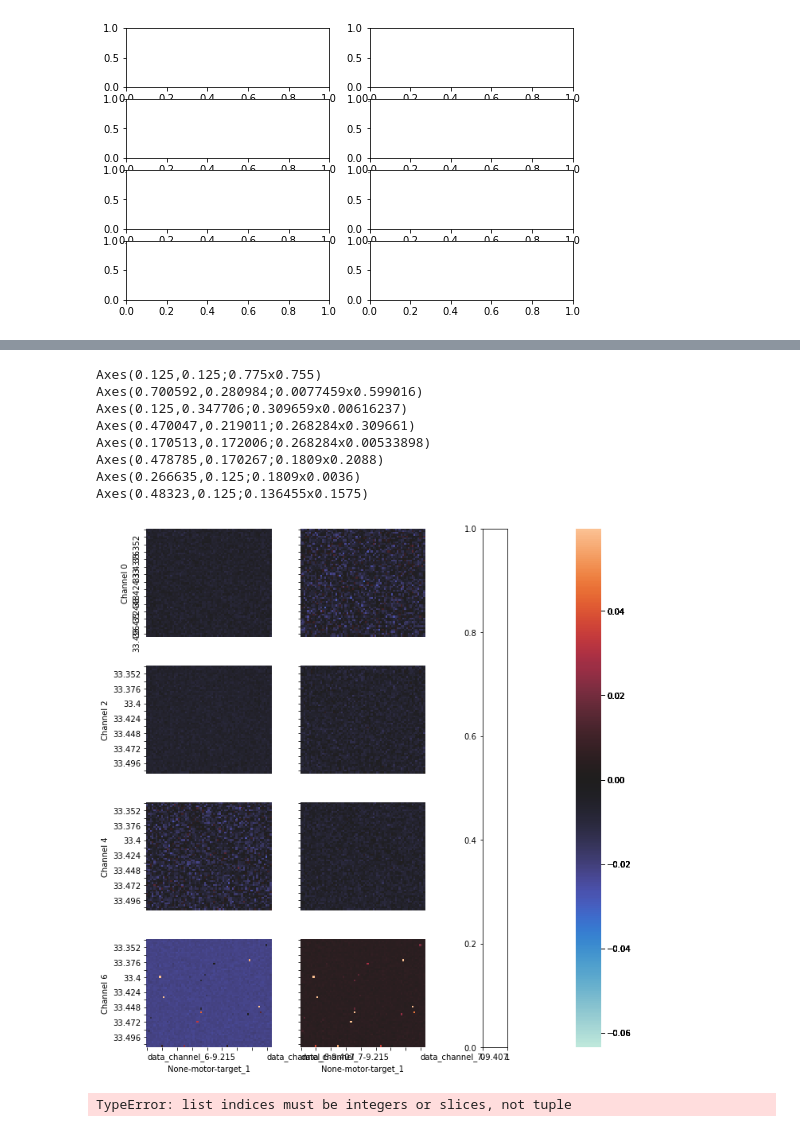
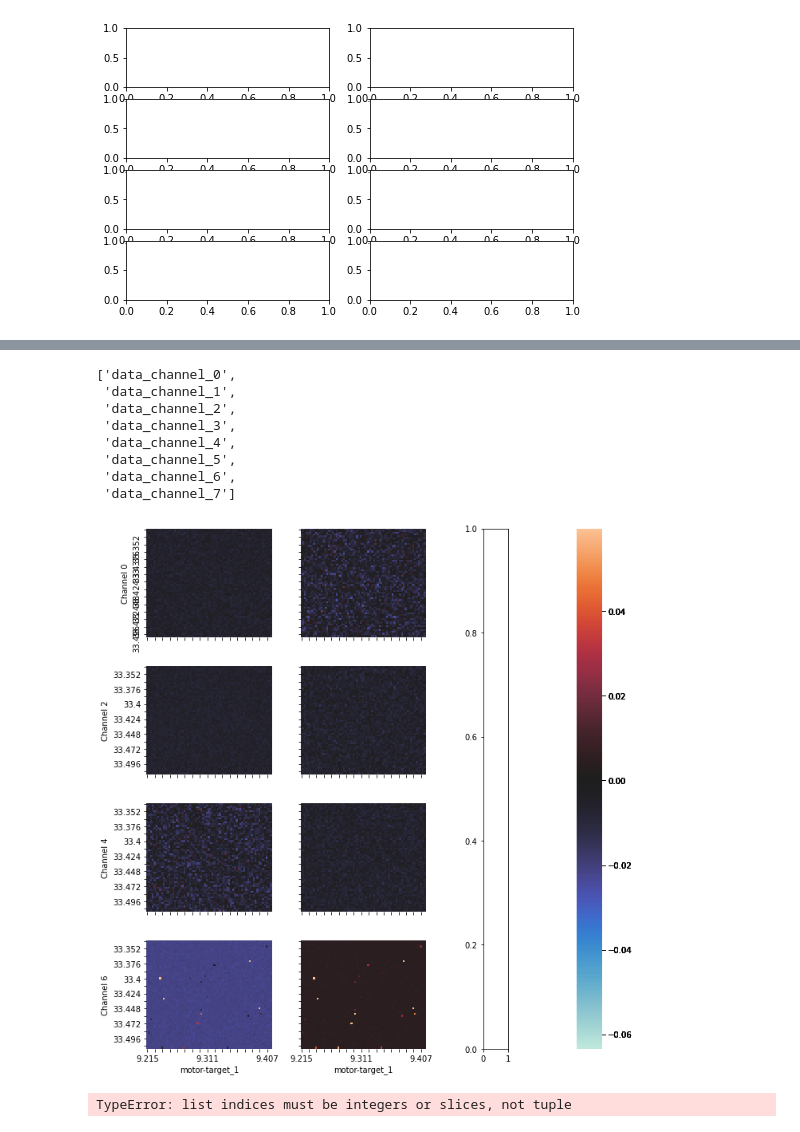
Before and after one commit to griffinbran/Chemical-Physics-Data-Visualization, a Jupyter notebook: code/Data-Cleaning.ipynb, the cells around one changed output, grey strips where cells are left out. Saved outputs shown, nothing was run; the diff lists cells and outputs as text; code cells hidden in the pictures.

Commit message:
Dropped multi-index on data_to_plot columns.

```diff
--- a/code/Data-Cleaning.ipynb
+++ b/code/Data-Cleaning.ipynb
@@ -177,13 +178,18 @@ data_to_plot2 = [] # Rows: FIXED "T" Delay (Pump-->Drive), SCAN "Tau" Delay (Dri
 
 # data_to_plot1
 for channel in range(8):
+    #
     data_to_plot1.append(data_mean['data_channel_'+str(channel)].reset_index().pivot(index='motor-target_2', columns='motor-target_1'))
-    #display(data_to_plot1[channel].head())
+
+    # Rename multi-indexed columns so they are not tuples of the format ('data_channel_x', <motor-target_1>)
+    data_to_plot1[channel].columns = data_to_plot1[channel].columns.droplevel(0)
 
 # data_to_plot2
 for channel in range(8):
+    #
     data_to_plot2.append(data_mean['data_channel_'+str(channel)].reset_index().pivot(index='motor-target_1', columns='motor-target_2'))
-    #display(data_to_plot1[channel].head())
+    # Rename multi-indexed columns so they are not tuples of the format ('data_channel_x', <motor-target_1>)
+    data_to_plot2[channel].columns = data_to_plot2[channel].columns.droplevel(0)
 
 #display(data_to_plot1[0].head())
 #display(data_to_plot2[0].head())
@@ -264,3 +270,16 @@ plt.tight_layout()
+# %%
+data_cols = [col_name for col_name in data if 'data_channel' in col_name]
+signal_df = data[data_cols]
+data_cols
+# %% [output]
+['data_channel_0',
+ 'data_channel_1',
+ 'data_channel_2',
+ 'data_channel_3',
+ 'data_channel_4',
+ 'data_channel_5',
+ 'data_channel_6',
+ 'data_channel_7']
 # %%
 # Figsize probably needs to be generalized to remove hardcoded dimensions
 fig = plt.figure(figsize=(16,12))
@@ -288,52 +307,46 @@ grid = AxesGrid(fig,
 #############################################################################################################################
 for axs in grid:
     #axs.set_axis_off()
-    print(axs)
     # cmap chosen for ease of readability in diverging color palette
     hmap = sns.heatmap(data_to_plot1[channel],
                        ax=axs,
-                       xticklabels=8,
+                       xticklabels=4,
                        yticklabels=4,
                        center = 0,
                        cmap='icefire',
                        vmin = v_min,
                        vmax=v_max);
 
         # Where should the CHANNEL be labeled?
     hmap.set_ylabel(f'Channel {channel}')
 
     # The vertical axis is shared in the call to subplots
-    if channel%2==0:
+    if (channel%2==0) | (channel==0):
         # Clean vertical axis with fewer labels displayed
         plt.setp(hmap.get_yticklabels()[::2], visible=False)
     #elif channel%2!=0:
         #plt.setp(hmap.get_yaxis(), visible=False);
         #plt.yticks(ticks=[])
         #hmap.set_yticks([])
 
     # Horizontal axis is shared
-    if channel < last_row:
-        hmap.set_xlabel('')
-        plt.xticks(ticks=[])
-        plt.setp([hmap.get_xaxis()], visible=False);
+    #if channel < last_row:
+        #hmap.set_xlabel('')
+        #plt.xticks(ticks=[])
+        #plt.setp([hmap.get_xaxis()], visible=False);
     #
     if channel >= last_row:
         plt.setp([hmap.get_xticklabels()[1::2]], visible=False);
         plt.setp( hmap.get_xticklabels()[1::2], visible=False);
         plt.setp( hmap.get_xticklabels()[1::2], visible=False);
-        plt.setp( hmap.get_xticklabels(), rotation = 0, rotation_mode='anchor', ha='left');
-
+        plt.setp(hmap.get_xticklabels(),
+                 #rotation_mode='anchor',
+                 #ha='left',
+                 rotation = 0);
+    # Increment to next channel and repeat for all 8 channels
     channel += 1
 # %% [output]
-Axes(0.125,0.125;0.775x0.755)
-Axes(0.700592,0.280984;0.0077459x0.599016)
-Axes(0.125,0.347706;0.309659x0.00616237)
-Axes(0.470047,0.219011;0.268284x0.309661)
-Axes(0.170513,0.172006;0.268284x0.00533898)
-Axes(0.478785,0.170267;0.1809x0.2088)
-Axes(0.266635,0.125;0.1809x0.0036)
-Axes(0.48323,0.125;0.136455x0.1575)
-[figure, old version]
+[figure, new version]
 # %%
 plt.figure(figsize = (12, 5));
 plt.plot(data_to_plot1[('data_channel_0', 9.215)]);
```
Also changed, not shown: parts of 3 cells of this notebook.
